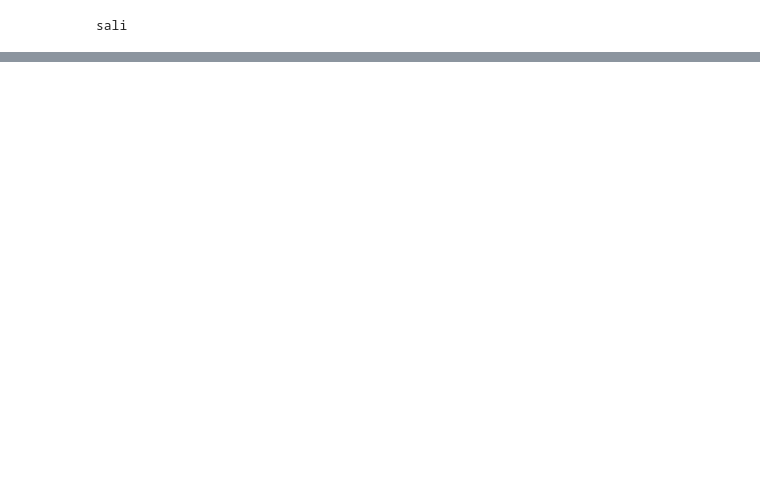
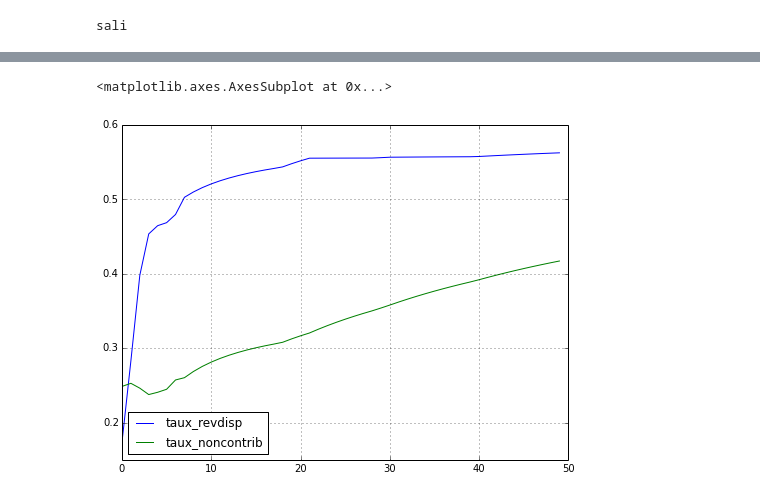
Before and after one commit to fmassot/openfisca-web-notebook, a Jupyter notebook: calcul_taux_effectif.ipynb, the cells around one changed output, grey strips where cells are left out. Cells and saved outputs as stored; diff of their text form; code cells hidden in the pictures; blank space fills up the shorter version.

```diff
--- a/calcul_taux_effectif.ipynb
+++ b/calcul_taux_effectif.ipynb
@@ -133,0 +298,5 @@ show()
+# %%
+df[['taux_revdisp', 'taux_noncontrib']].plot(figsize=(8,6))
+# %% [output]
+<matplotlib.axes.AxesSubplot at 0x...>
+[figure, added]
```
Also changed, not shown: parts of 34 cells of this notebook.
